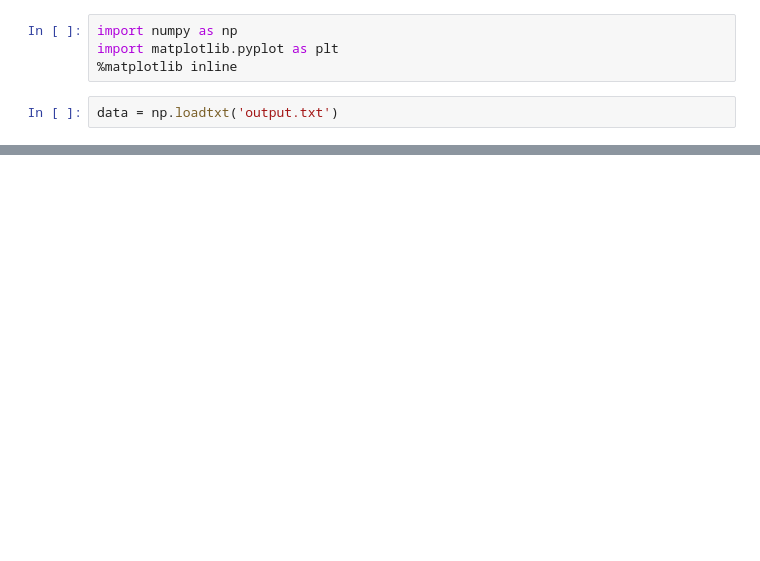
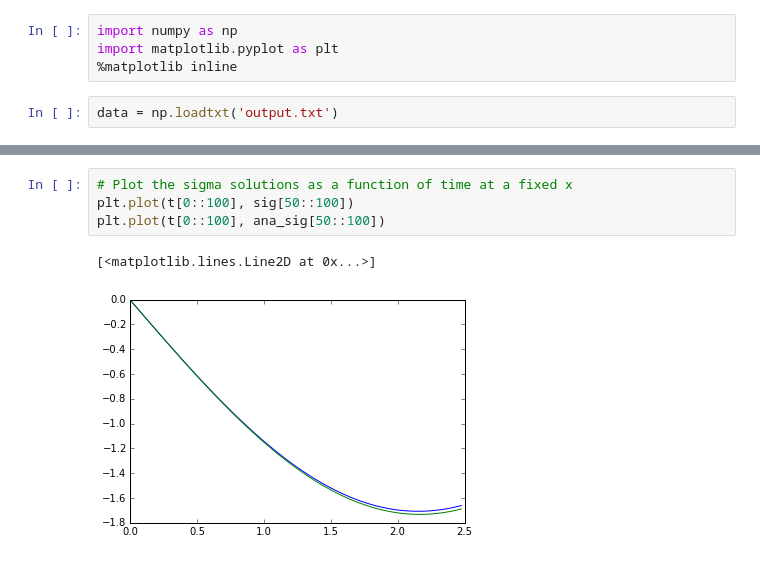
Before and after one commit to willdich/stz, a Jupyter notebook: plots.ipynb, the cells around one changed output, grey strips where cells are left out. Cells and saved outputs as stored; diff of their text form; blank space fills up the shorter version.

```diff
--- a/plots.ipynb
+++ b/plots.ipynb
@@ -71,0 +53,7 @@ ValueError: x and y must have same first dimension
+# %%
+# Plot the sigma solutions as a function of time at a fixed x
+plt.plot(t[0::100], sig[50::100])
+plt.plot(t[0::100], ana_sig[50::100])
+# %% [output]
+[<matplotlib.lines.Line2D at 0x...>]
+[figure, added]
```
Also changed, not shown: parts of 15 cells of this notebook, 1 other file.
